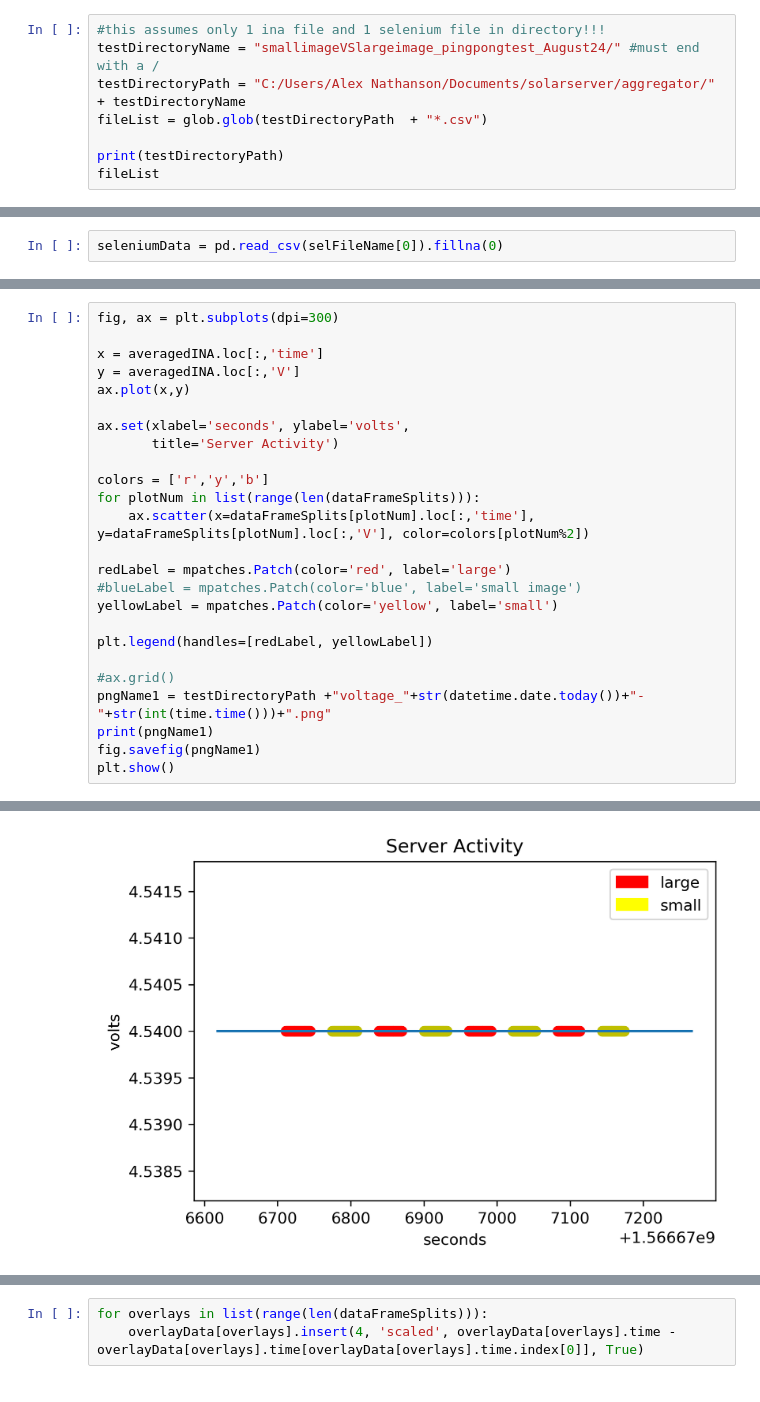
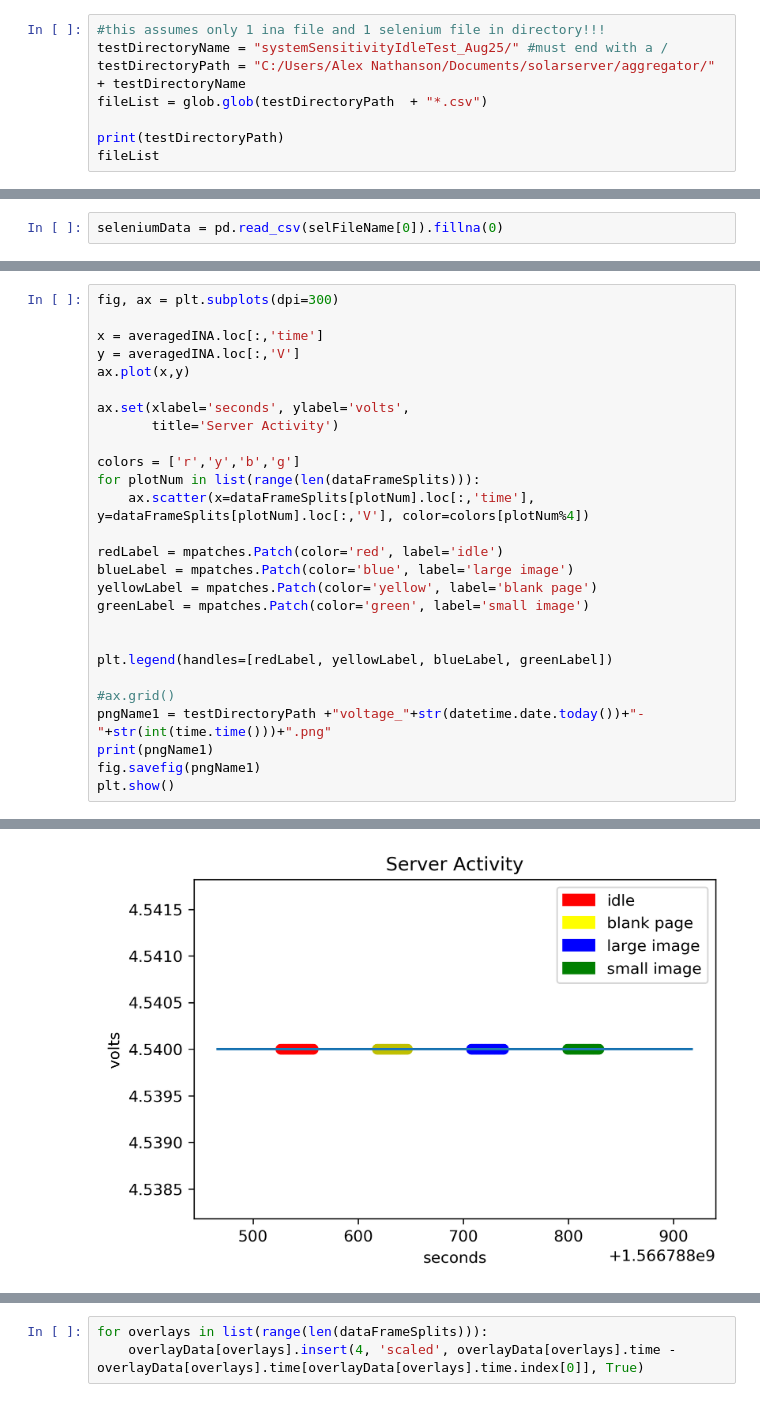
Before and after one commit to alexnathanson/solarserver, a Jupyter notebook: aggregator/aggregator_aug23.ipynb, the cells around one changed output, grey strips where cells are left out. Cells and saved outputs as stored; diff of their text form.

```diff
--- a/aggregator/aggregator_aug23.ipynb
+++ b/aggregator/aggregator_aug23.ipynb
@@ -9,7 +9,7 @@ import glob
 import matplotlib.patches as mpatches
 # %%
 #this assumes only 1 ina file and 1 selenium file in directory!!!
-testDirectoryName = "smallimageVSlargeimage_pingpongtest_August24/" #must end with a /
+testDirectoryName = "systemSensitivityIdleTest_Aug25/" #must end with a /
 testDirectoryPath = "C:/Users/Alex Nathanson/Documents/solarserver/aggregator/" + testDirectoryName
 fileList = glob.glob(testDirectoryPath  + "*.csv")
 
@@ -198,15 +197,17 @@ ax.plot(x,y)
 ax.set(xlabel='seconds', ylabel='volts',
        title='Server Activity')
 
-colors = ['r','y','b']
+colors = ['r','y','b','g']
 for plotNum in list(range(len(dataFrameSplits))):
-    ax.scatter(x=dataFrameSplits[plotNum].loc[:,'time'], y=dataFrameSplits[plotNum].loc[:,'V'], color=colors[plotNum%2])
+    ax.scatter(x=dataFrameSplits[plotNum].loc[:,'time'], y=dataFrameSplits[plotNum].loc[:,'V'], color=colors[plotNum%4])
 
-redLabel = mpatches.Patch(color='red', label='large')
-#blueLabel = mpatches.Patch(color='blue', label='small image')
-yellowLabel = mpatches.Patch(color='yellow', label='small')
+redLabel = mpatches.Patch(color='red', label='idle')
+blueLabel = mpatches.Patch(color='blue', label='large image')
+yellowLabel = mpatches.Patch(color='yellow', label='blank page')
+greenLabel = mpatches.Patch(color='green', label='small image')
 
-plt.legend(handles=[redLabel, yellowLabel])
+
+plt.legend(handles=[redLabel, yellowLabel, blueLabel, greenLabel])
 
 #ax.grid()
 pngName1 = testDirectoryPath +"voltage_"+str(datetime.date.today())+"-"+str(int(time.time()))+".png"
@@ -218,4 +219,4 @@ C:/Users/Alex Nathanson/Documents/solarserver/aggregator/smallimageVSlargeimage_
-[figure, old version]
+[figure, new version]
 # %%
 fig, ax = plt.subplots(dpi=300)
 
```
Also changed, not shown: parts of 27 cells of this notebook, 6 other files.
